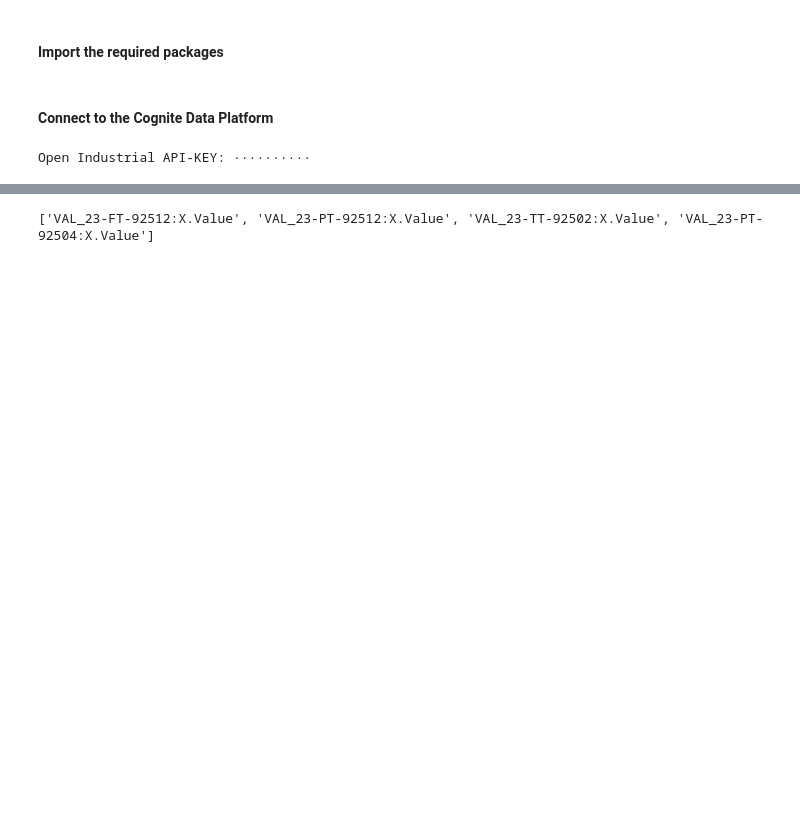
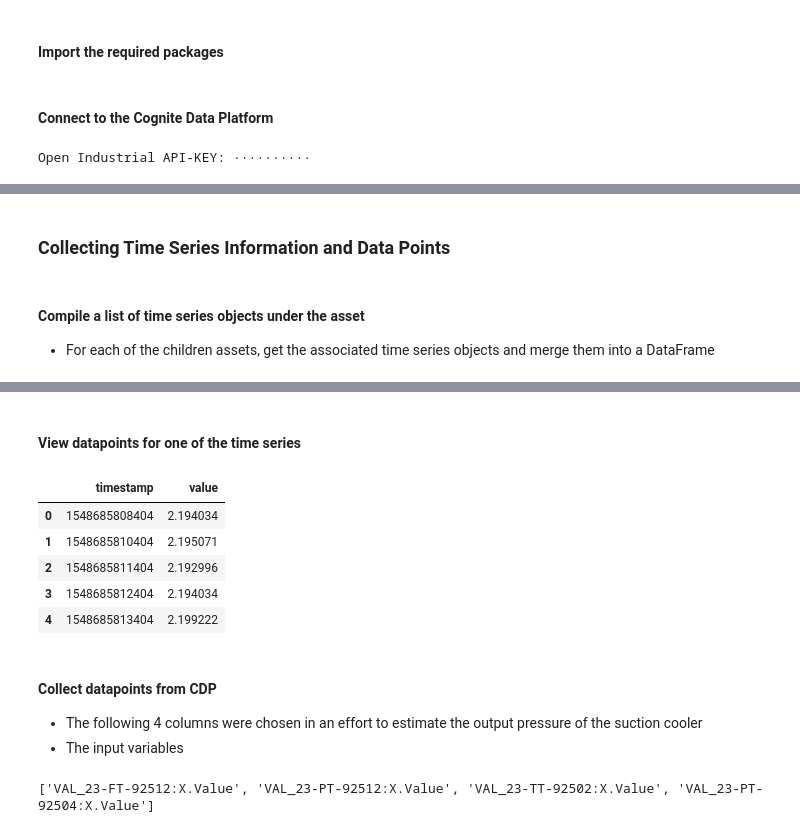
Before and after one commit to senickel/CDP-Exploration-1, a Jupyter notebook: Introduction_to_Data_Visualization_CDP.ipynb, the cells around one changed output, grey strips where cells are left out. Cells and saved outputs as stored; diff of their text form; code cells hidden in the pictures; blank space fills up the shorter version.

```diff
--- a/Introduction_to_Data_Visualization_CDP.ipynb
+++ b/Introduction_to_Data_Visualization_CDP.ipynb
@@ -71,6 +108,11 @@ subtree_df.head()
 | 2 | 0 | 7 | VRD - PH 1STSTGSUCTCLR GAS IN | 576308321452985 | 0 | {'ELC_STATUS_ID': '1211', 'RES_ID... | 23-ESDV-92501A | 2861239574637735 | [6687602007296940, 46506521961440... |
 | 3 | 0 | 7 | VRD - PH 1STSTGSUCTCOOL SHELL PSV... | 619750565594754 | 0 | {'ELC_STATUS_ID': '1225', 'RES_ID... | 45-HV-92510-03 | 2861239574637735 | [6687602007296940, 46506521961440... |
 | 4 | 0 | 7 | VRD - PH 1STSTGSUCTCOOL COOLMED OUT | 705952550422793 | 0 | {'ELC_STATUS_ID': '1211', 'RES_ID... | 45-PT-92508 | 2861239574637735 | [6687602007296940, 46506521961440... |
+# %% [markdown]
+### Collecting Time Series Information and Data Points
+# %% [markdown]
+#### Compile a list of time series objects under the asset
+* For each of the children assets, get the associated time series objects and merge them into a DataFrame
 # %%
 all_ts_df = pd.DataFrame()
 
@@ -95,6 +137,21 @@ all_ts_df
 | 9 | 6681756879590530 | 0 | PH 1stStgSuctCool Tubes | 7891376783606949 | False | False | 0 | VAL_23-PDT-92502:X.Value |
 | 10 | 7390359759479147 | 0 | PH 1stStgSuctClr CoolMed Sply | 2288456938237513 | False | False | 0 | VAL_45-TT-92506:X.Value |
 | 11 | 7835659687560027 | 0 | PH 1stStgSuctCool Shell | 1804879717768950 | False | False | 0 | VAL_45-PDT-92506:X.Value |
+# %% [markdown]
+#### View datapoints for one of the time series
+# %%
+client.datapoints.get_datapoints("VAL_45-PT-92508:X.Value", start="10d-ago").to_pandas().head()
+# %% [output]
+|  | timestamp | value |
+| 0 | 1548685808404 | 2.194034 |
+| 1 | 1548685810404 | 2.195071 |
+| 2 | 1548685811404 | 2.192996 |
+| 3 | 1548685812404 | 2.194034 |
+| 4 | 1548685813404 | 2.199222 |
+# %% [markdown]
+#### Collect datapoints from CDP
+* The following 4 columns were chosen in an effort to estimate the output pressure of the suction cooler
+* The input variables
 # %%
 in_ts_names = ["VAL_23-FT-92512:X.Value", "VAL_23-PT-92512:X.Value", "VAL_23-TT-92502:X.Value"]
 out_ts_name = "VAL_23-PT-92504:X.Value"
```
Also changed, not shown: parts of 11 cells of this notebook.
